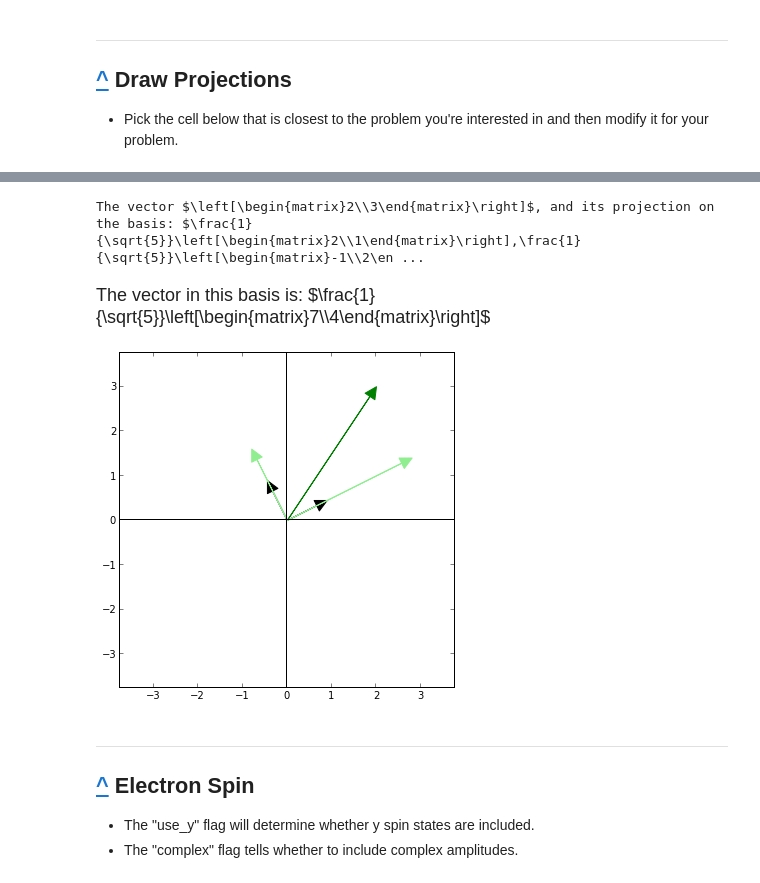
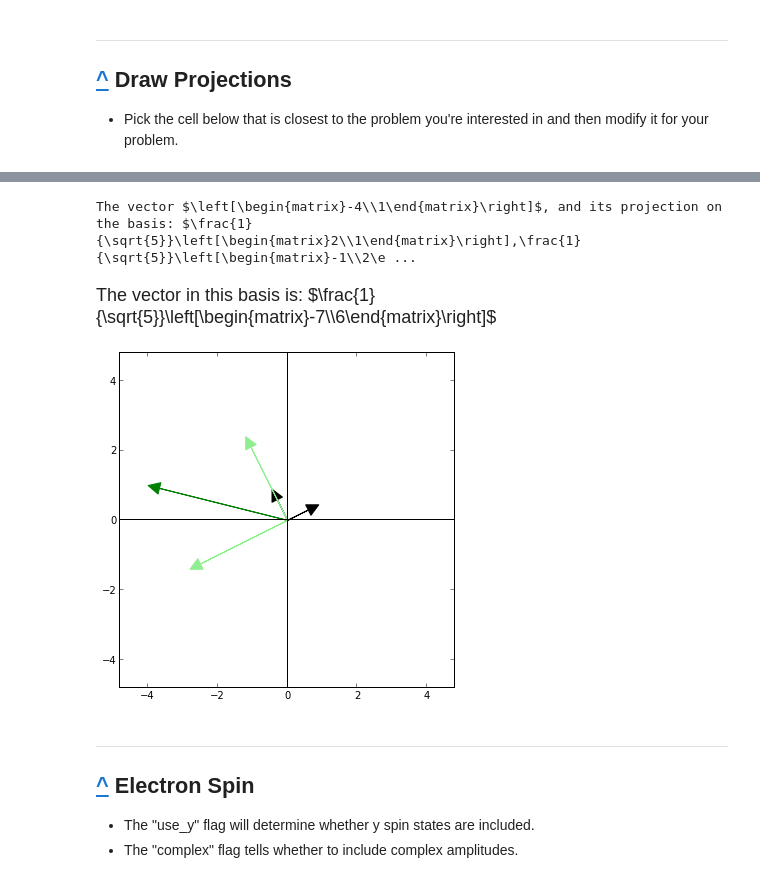
Before and after one commit to Mike-Witt/Mike-Witt.github.io, a Jupyter notebook: SG/0000_Problem_Generator.ipynb, the cells around one changed output, grey strips where cells are left out. Saved outputs shown, nothing was run; the diff lists cells and outputs as text; code cells hidden in the pictures.

Commit message:
checkin from Vector

```diff
--- a/SG/0000_Problem_Generator.ipynb
+++ b/SG/0000_Problem_Generator.ipynb
@@ -141,9 +141,9 @@ The vector in this basis is: $\left[\begin{matrix}-2\\-3\end{matrix}\right]$
 # %%
-draw_projections(1/sqrt(5)*vector(2,1), 1/sqrt(5)*vector(-1,2), vector(2,3))
+draw_projections(1/sqrt(5)*vector(2,1), 1/sqrt(5)*vector(-1,2), vector(-4,1))
 # %% [output]
-The vector $\left[\begin{matrix}2\\3\end{matrix}\right]$, and its projection on the basis: $\frac{1}{\sqrt{5}}\left[\begin{matrix}2\\1\end{matrix}\right],\frac{1}{\sqrt{5}}\left[\begin{matrix}-1\\2\en ...
+The vector $\left[\begin{matrix}-4\\1\end{matrix}\right]$, and its projection on the basis: $\frac{1}{\sqrt{5}}\left[\begin{matrix}2\\1\end{matrix}\right],\frac{1}{\sqrt{5}}\left[\begin{matrix}-1\\2\e ...
-The vector in this basis is: $\frac{1}{\sqrt{5}}\left[\begin{matrix}7\\4\end{matrix}\right]$
+The vector in this basis is: $\frac{1}{\sqrt{5}}\left[\begin{matrix}-7\\6\end{matrix}\right]$
-[figure, old version]
+[figure, new version]
 # %% [markdown]
 <hr size=3>
 <a name=electron1></a>
```
Also changed, not shown: parts of 14 cells of this notebook, 3 other files.
